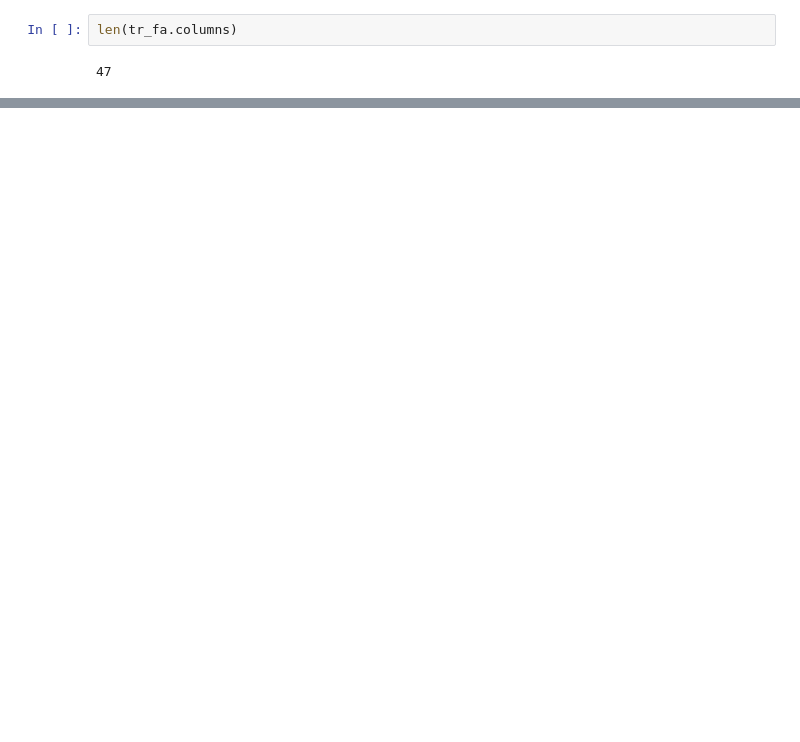
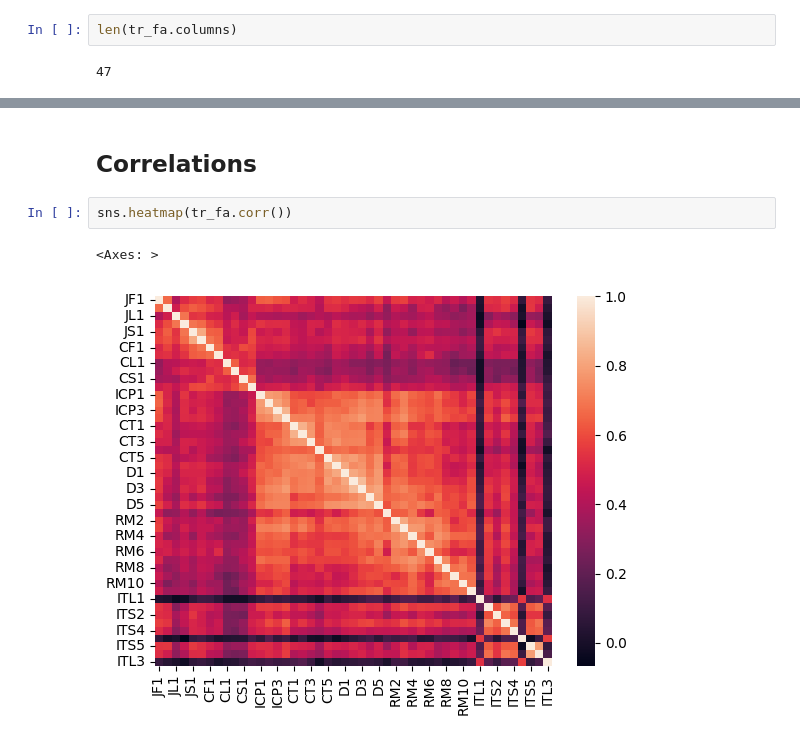
Before and after one commit to pjcroxas/Talent-Retention-in-Railway-Workforce, a Jupyter notebook: Talent_Retention_in_Railway_Workforce.ipynb, the cells around one changed output, grey strips where cells are left out. Drawn from its saved outputs; the diff is of its cells as text; blank space fills up the shorter version.

```diff
--- a/Talent_Retention_in_Railway_Workforce.ipynb
+++ b/Talent_Retention_in_Railway_Workforce.ipynb
@@ -150,0 +181,7 @@ plt.show()
+# %% [markdown]
+## **Correlations**
+# %%
+sns.heatmap(tr_fa.corr())
+# %% [output]
+<Axes: >
+[figure, added]
```
Also changed, not shown: parts of 17 cells of this notebook.
